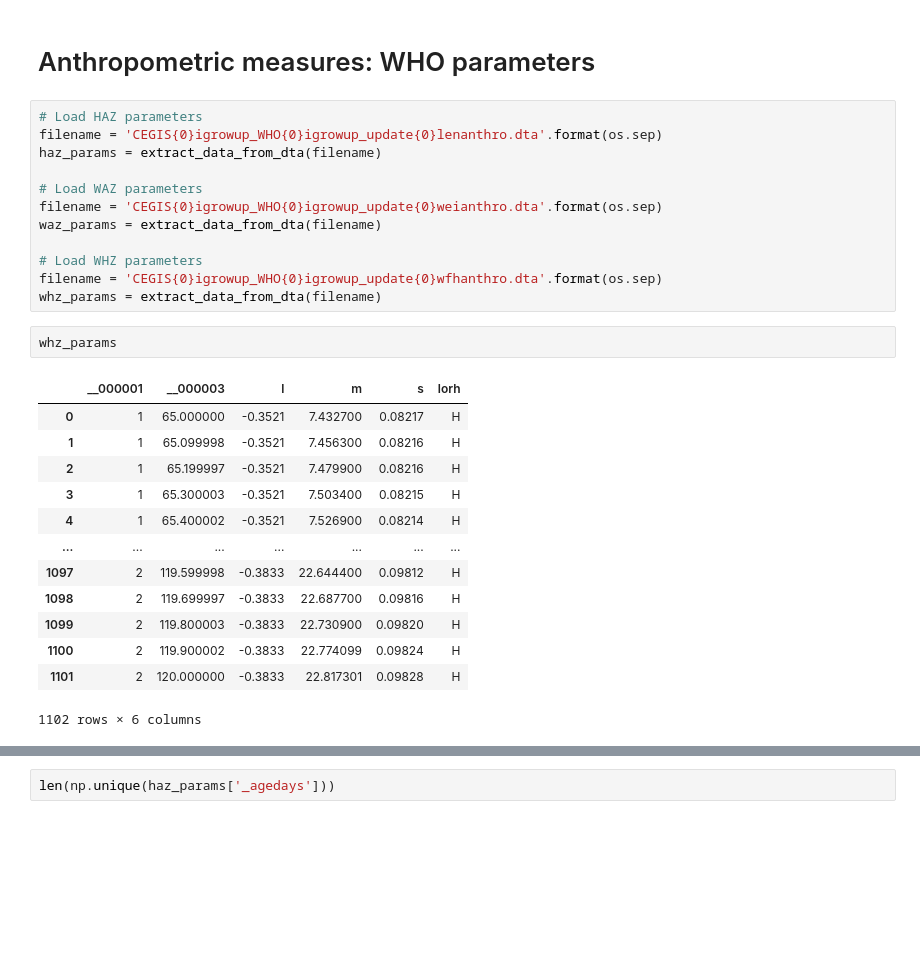
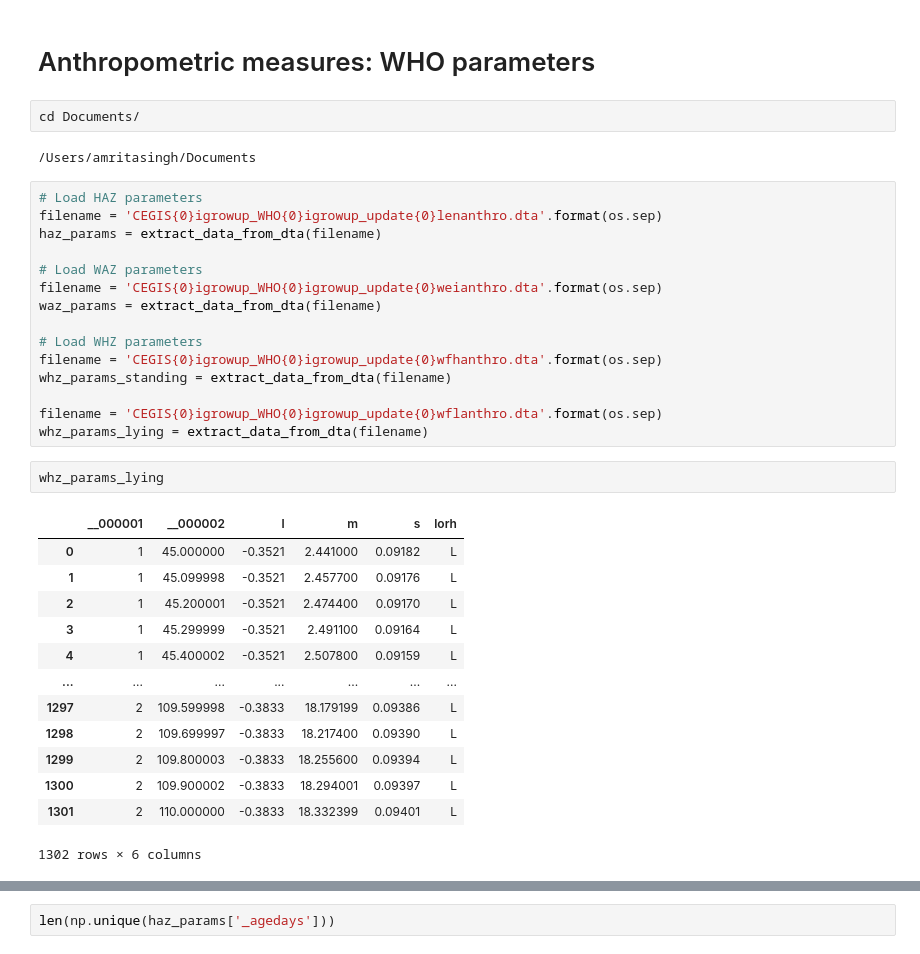
Before and after one commit to vaishnav-sudhanva/discsim, a Jupyter notebook: api/utils/Pre Survey Nested Simulation/ECD_data_analysis.ipynb, the cells around one changed output, grey strips where cells are left out. Saved outputs shown, nothing was run; the diff lists cells and outputs as text; blank space fills up the shorter version.

```diff
--- a/api/utils/Pre Survey Nested Simulation/ECD_data_analysis.ipynb
+++ b/api/utils/Pre Survey Nested Simulation/ECD_data_analysis.ipynb
@@ -383,6 +418,10 @@ cd
 /Users/amritasingh
 # %% [markdown]
 # Anthropometric measures: WHO parameters
+# %%
+cd Documents/
+# %% [output]
+/Users/amritasingh/Documents
 # %%
 # Load HAZ parameters
 filename = 'CEGIS{0}igrowup_WHO{0}igrowup_update{0}lenanthro.dta'.format(os.sep)
@@ -394,20 +433,23 @@ waz_params = extract_data_from_dta(filename)
 
 # Load WHZ parameters
 filename = 'CEGIS{0}igrowup_WHO{0}igrowup_update{0}wfhanthro.dta'.format(os.sep)
-whz_params = extract_data_from_dta(filename)
+whz_params_standing = extract_data_from_dta(filename)
+
+filename = 'CEGIS{0}igrowup_WHO{0}igrowup_update{0}wflanthro.dta'.format(os.sep)
+whz_params_lying = extract_data_from_dta(filename)
 # %%
-whz_params
+whz_params_lying
 # %% [output]
-|  | __000001 | __000003 | l | m | s | lorh |
-| 0 | 1 | 65.000000 | -0.3521 | 7.432700 | 0.08217 | H |
-| 1 | 1 | 65.099998 | -0.3521 | 7.456300 | 0.08216 | H |
-| 2 | 1 | 65.199997 | -0.3521 | 7.479900 | 0.08216 | H |
-| 3 | 1 | 65.300003 | -0.3521 | 7.503400 | 0.08215 | H |
-| 4 | 1 | 65.400002 | -0.3521 | 7.526900 | 0.08214 | H |
+|  | __000001 | __000002 | l | m | s | lorh |
+| 0 | 1 | 45.000000 | -0.3521 | 2.441000 | 0.09182 | L |
+| 1 | 1 | 45.099998 | -0.3521 | 2.457700 | 0.09176 | L |
+| 2 | 1 | 45.200001 | -0.3521 | 2.474400 | 0.09170 | L |
+| 3 | 1 | 45.299999 | -0.3521 | 2.491100 | 0.09164 | L |
+| 4 | 1 | 45.400002 | -0.3521 | 2.507800 | 0.09159 | L |
 | ... | ... | ... | ... | ... | ... | ... |
-| 1097 | 2 | 119.599998 | -0.3833 | 22.644400 | 0.09812 | H |
-| 1098 | 2 | 119.699997 | -0.3833 | 22.687700 | 0.09816 | H |
-| 1099 | 2 | 119.800003 | -0.3833 | 22.730900 | 0.09820 | H |
-| 1100 | 2 | 119.900002 | -0.3833 | 22.774099 | 0.09824 | H |
-| 1101 | 2 | 120.000000 | -0.3833 | 22.817301 | 0.09828 | H |
+| 1297 | 2 | 109.599998 | -0.3833 | 18.179199 | 0.09386 | L |
+| 1298 | 2 | 109.699997 | -0.3833 | 18.217400 | 0.09390 | L |
+| 1299 | 2 | 109.800003 | -0.3833 | 18.255600 | 0.09394 | L |
+| 1300 | 2 | 109.900002 | -0.3833 | 18.294001 | 0.09397 | L |
+| 1301 | 2 | 110.000000 | -0.3833 | 18.332399 | 0.09401 | L |
-1102 rows × 6 columns
+1302 rows × 6 columns
```
Also changed, not shown: parts of 9 cells of this notebook, 1 other file.
